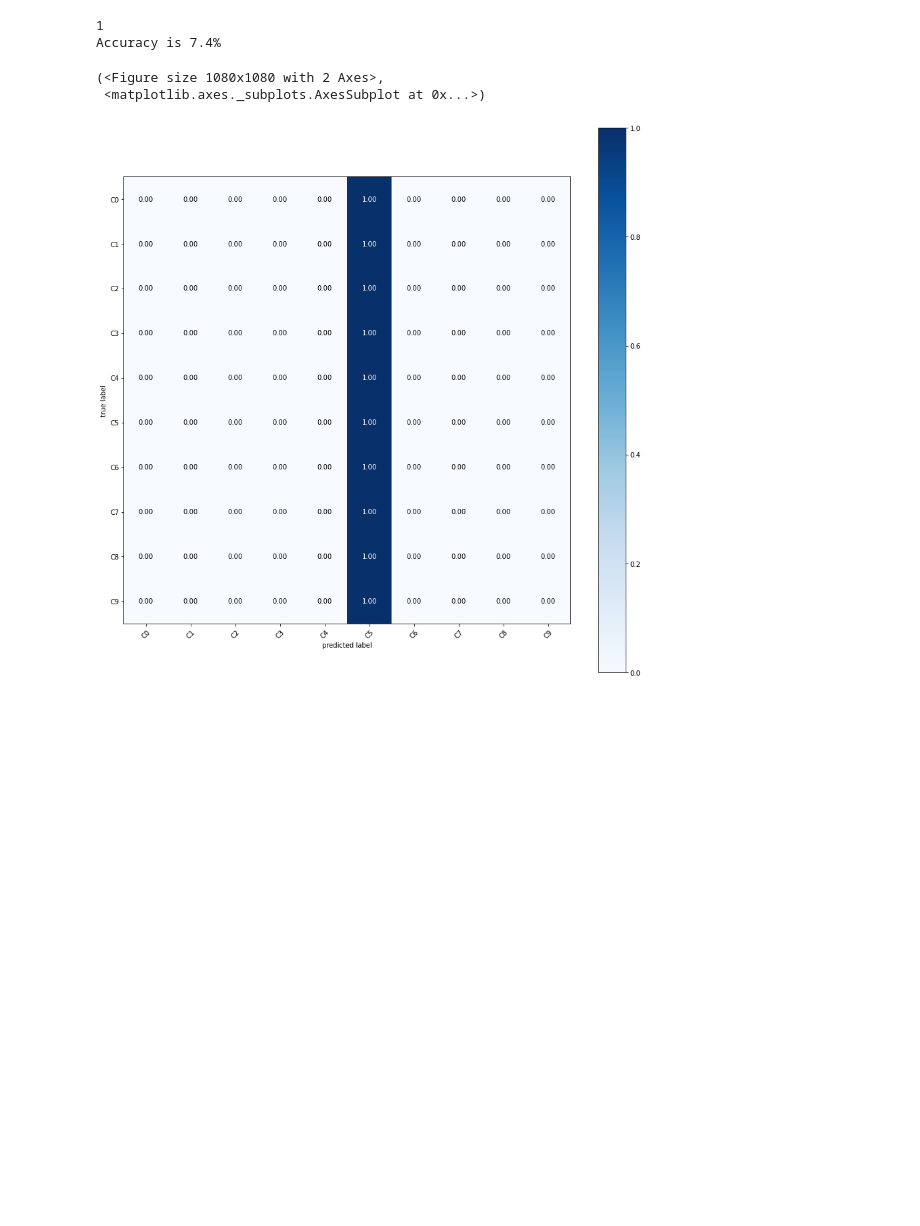
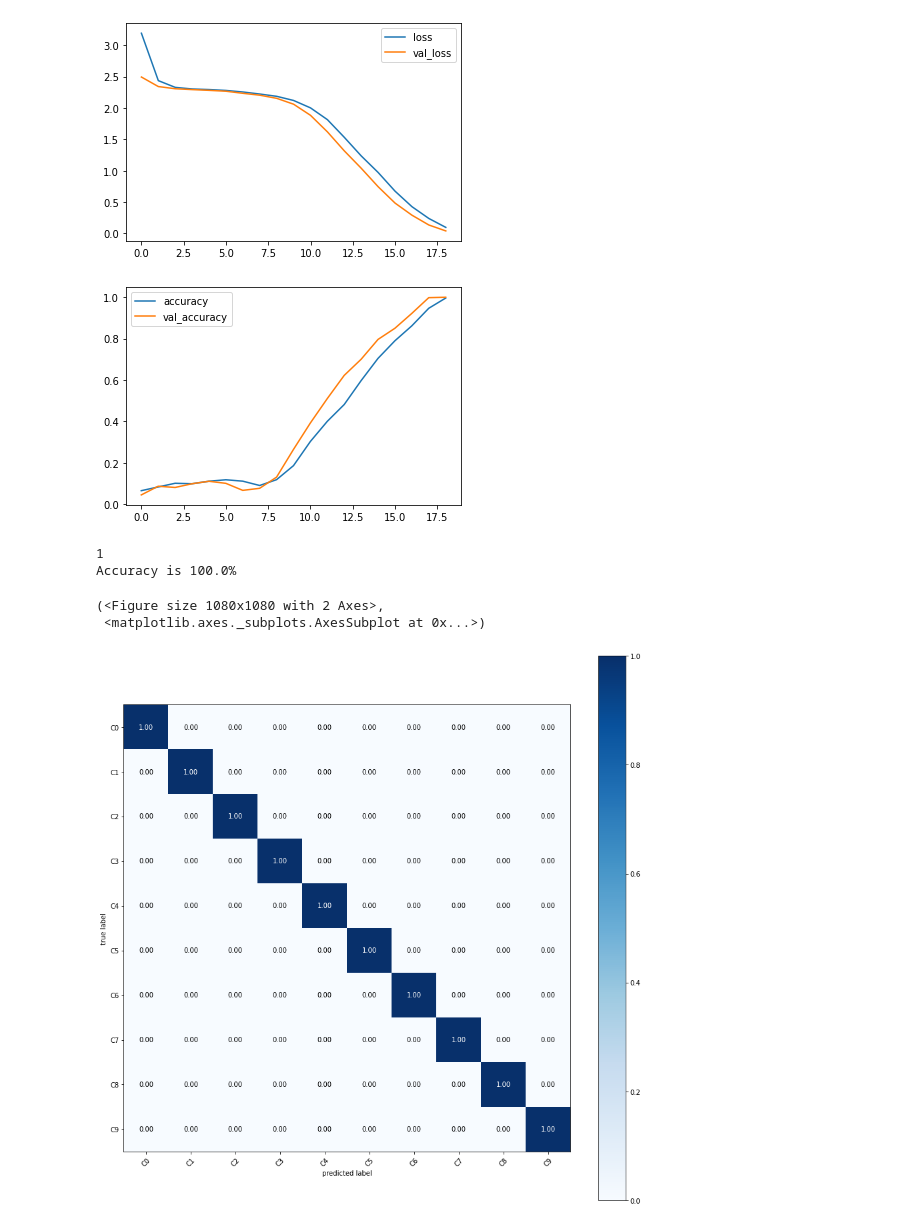
Before and after one commit to velkouby/MachineLearningDemo, a Jupyter notebook: CNN Test GPU.ipynb, the cells around one changed output. Cells and saved outputs as stored; diff of their text form; code cells hidden in the pictures; blank space fills up the shorter version.

```diff
--- a/CNN Test GPU.ipynb
+++ b/CNN Test GPU.ipynb
@@ -305,13 +320,23 @@ def plot_confusion_matrix(conf_mat,
 # %%
+plt.plot(hist['loss'])
+plt.plot(hist['val_loss'])
+plt.legend(['loss','val_loss'])
+plt.show()
+plt.plot(hist['accuracy'])
+plt.plot(hist['val_accuracy'])
+plt.legend(['accuracy','val_accuracy'])
+plt.show()
 zones = []
 for i in range(nb_class):
     zones.append("C"+str(i))
 [confusion,accuracy] = confusion_matrix(model,test_data, test_labels,nb_class)
 print("Accuracy is "+ str(int(1000.*accuracy)/10.)+"%")
 plot_confusion_matrix(conf_mat=confusion, figsize=(len(zones)*1.5,len(zones)*1.5), colorbar=True, show_absolute=False, show_normed=True, class_names=zones)
 # %% [output]
+[figure, new version]
+[figure, added]
 1
-Accuracy is 7.4%
+Accuracy is 100.0%
 (<Figure size 1080x1080 with 2 Axes>,
  <matplotlib.axes._subplots.AxesSubplot at 0x...>)
-[figure, old version]
+[figure, added]
```
Also changed, not shown: parts of 15 cells of this notebook.
